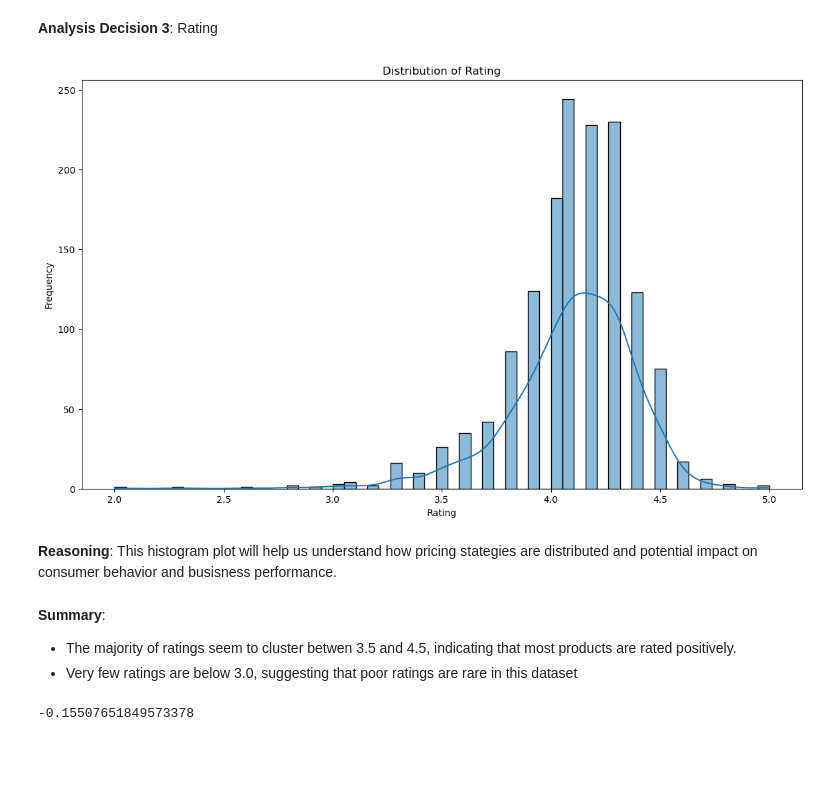
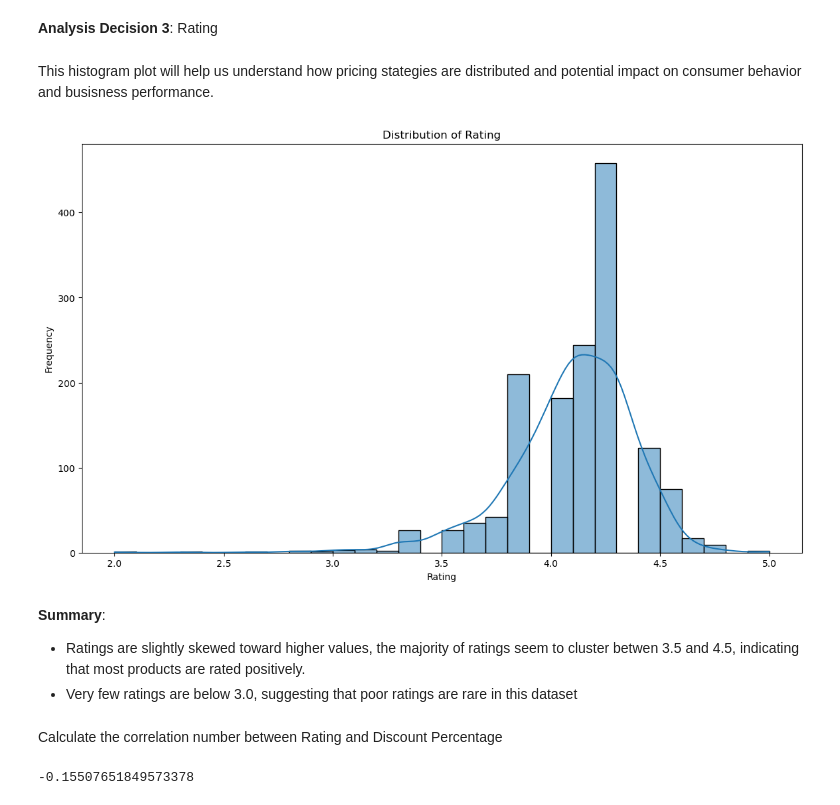
Before and after one commit to haule687/Data-Analyst-Capstone-Amazon-Products, a Jupyter notebook: Investigate_a_Dataset.ipynb, the cells around one changed output. Cells and saved outputs as stored; diff of their text form; code cells hidden in the pictures; blank space fills up the shorter version.

```diff
--- a/Investigate_a_Dataset.ipynb
+++ b/Investigate_a_Dataset.ipynb
@@ -540,19 +549,21 @@ plt.show()
 - Most products are offered with moderate to high discounts, with a few products available at no discount or very high discounts.
 # %% [markdown]
 **Analysis Decision 3**: Rating
+# %% [markdown]
+This histogram plot will help us understand how pricing stategies are distributed and potential impact on consumer behavior and busisness performance.
 # %%
 plt.figure(figsize=(14, 8))
-sns.histplot(df_clean['rating'], kde=True)
+sns.histplot(df_clean['rating'], kde=True, bins=30)
 plt.title('Distribution of Rating')
 plt.xlabel('Rating')
 plt.ylabel('Frequency')
 plt.show()
 # %% [output]
-[figure, old version]
+[figure, new version]
-# %% [markdown]
-**Reasoning**: This histogram plot will help us understand how pricing stategies are distributed and potential impact on consumer behavior and busisness performance.
 # %% [markdown]
 **Summary**:
-- The majority of ratings seem to cluster betwen 3.5 and 4.5, indicating that most products are rated positively.
+- Ratings are slightly skewed toward higher values, the majority of ratings seem to cluster betwen 3.5 and 4.5, indicating that most products are rated positively.
 - Very few ratings are below 3.0, suggesting that poor ratings are rare in this dataset
+# %% [markdown]
+Calculate the correlation number between Rating and Discount Percentage
 # %%
```
Also changed, not shown: parts of 23 cells of this notebook, 2 other files.
